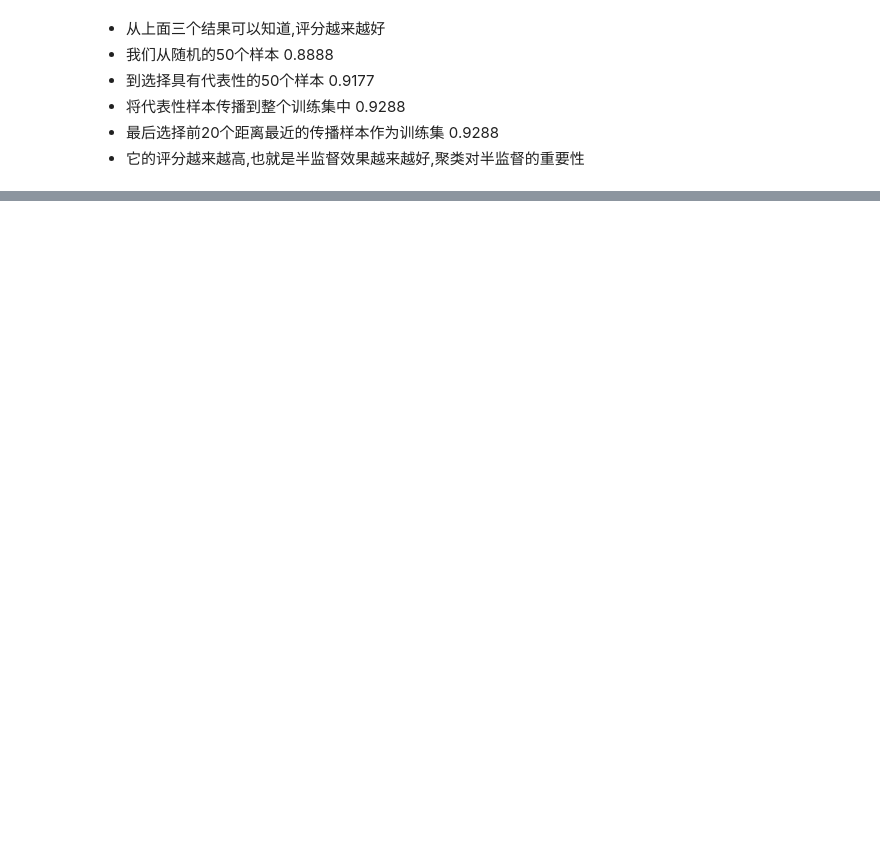
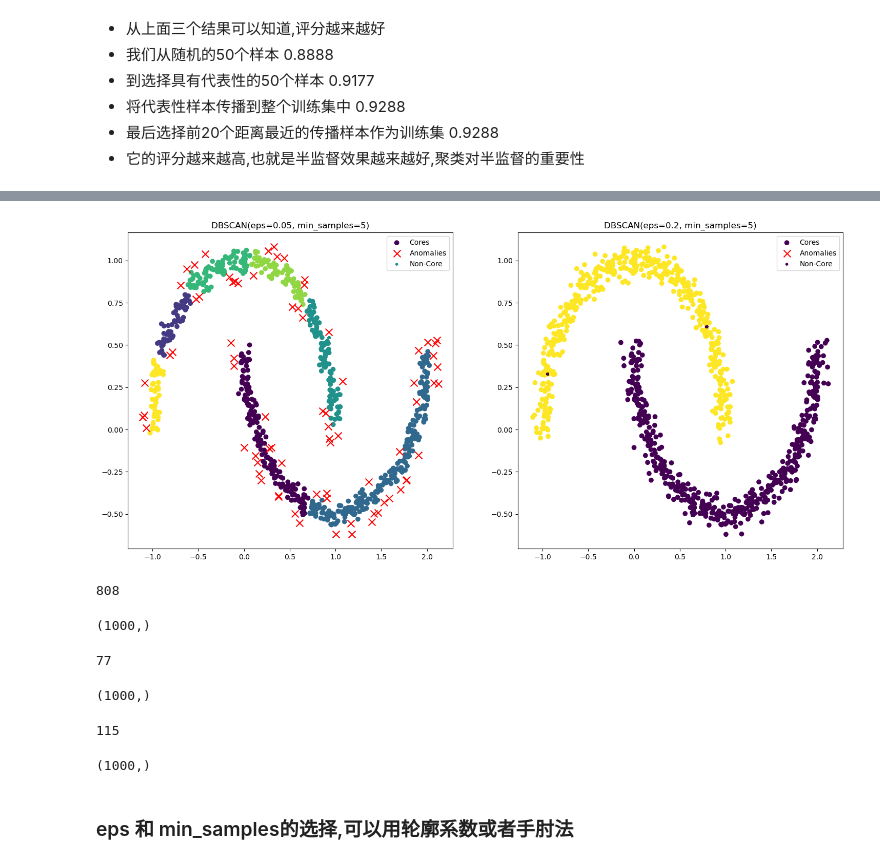
Before and after one commit to AshgardDev/homemade-machine-learning, a Jupyter notebook: homemade/k_means/k_means.ipynb, the cells around one changed output, grey strips where cells are left out. Cells and saved outputs as stored; diff of their text form; code cells hidden in the pictures; blank space fills up the shorter version.

```diff
--- a/homemade/k_means/k_means.ipynb
+++ b/homemade/k_means/k_means.ipynb
@@ -657,0 +811,3 @@ log_reg.score(X_test, y_test)
+# %%
+from sklearn.datasets import make_moons
+X, y = make_moons(n_samples=1000, noise=0.05, random_state=42)
@@ -657,0 +859,60 @@ log_reg.score(X_test, y_test)
+# %%
+
+def plot_dbscan(dbscan, X):
+    core_mask = np.zeros_like(dbscan.labels_, dtype=bool)
+    ## 核心点
+    core_mask[dbscan.core_sample_indices_] = True
+    ## 噪声点
+    anomalies_mask = dbscan.labels_ == -1
+    ## 非核心点(集群点)
+    non_core_mask = ~(dbscan.labels_ | anomalies_mask)
+
+    cores = dbscan.components_
+    anomalies = X[anomalies_mask]
+    non_core = X[non_core_mask]
+
+    plt.scatter(cores[:, 0], cores[:, 1], c=dbscan.labels_[core_mask], marker='o', cmap='viridis', label='Cores')
+    plt.scatter(anomalies[:, 0], anomalies[:, 1], color='r', marker='x', s=100, label='Anomalies')
+    plt.scatter(non_core[:, 0], non_core[:, 1], c=dbscan.labels_[non_core_mask], marker='.', label='Non-Core')
+    plt.legend()
+    plt.title(f'DBSCAN(eps={dbscan.eps}, min_samples={dbscan.min_samples})')
+
+dbscan1 = DBSCAN(eps=0.05, min_samples=5)
+dbscan1.fit(X)
+
+dbscan2 = DBSCAN(eps=0.2, min_samples=5)
+dbscan2.fit(X)
+
+plt.figure(figsize=(18, 8))
+plt.subplot(121)
+plot_dbscan(dbscan1, X)
+
+plt.subplot(122)
+plot_dbscan(dbscan2, X)
+plt.show()
+# %% [output]
+[figure, added]
+# %%
+core_mask = np.zeros_like(dbscan.labels_, dtype=bool)
+core_mask[dbscan.core_sample_indices_] = True
+print(np.sum(core_mask))
+core_mask.shape
+# %% [output]
+808
+(1000,)
+# %%
+anomalies_mask = dbscan.labels_ == -1
+print(np.sum(anomalies_mask))
+anomalies_mask.shape
+# %% [output]
+77
+(1000,)
+# %%
+non_core_mask = ~(core_mask | anomalies_mask)
+print(np.sum(non_core_mask))
+non_core_mask.shape
+# %% [output]
+115
+(1000,)
+# %% [markdown]
+### eps 和 min_samples的选择,可以用轮廓系数或者手肘法
```
Also changed, not shown: parts of 20 cells of this notebook.
